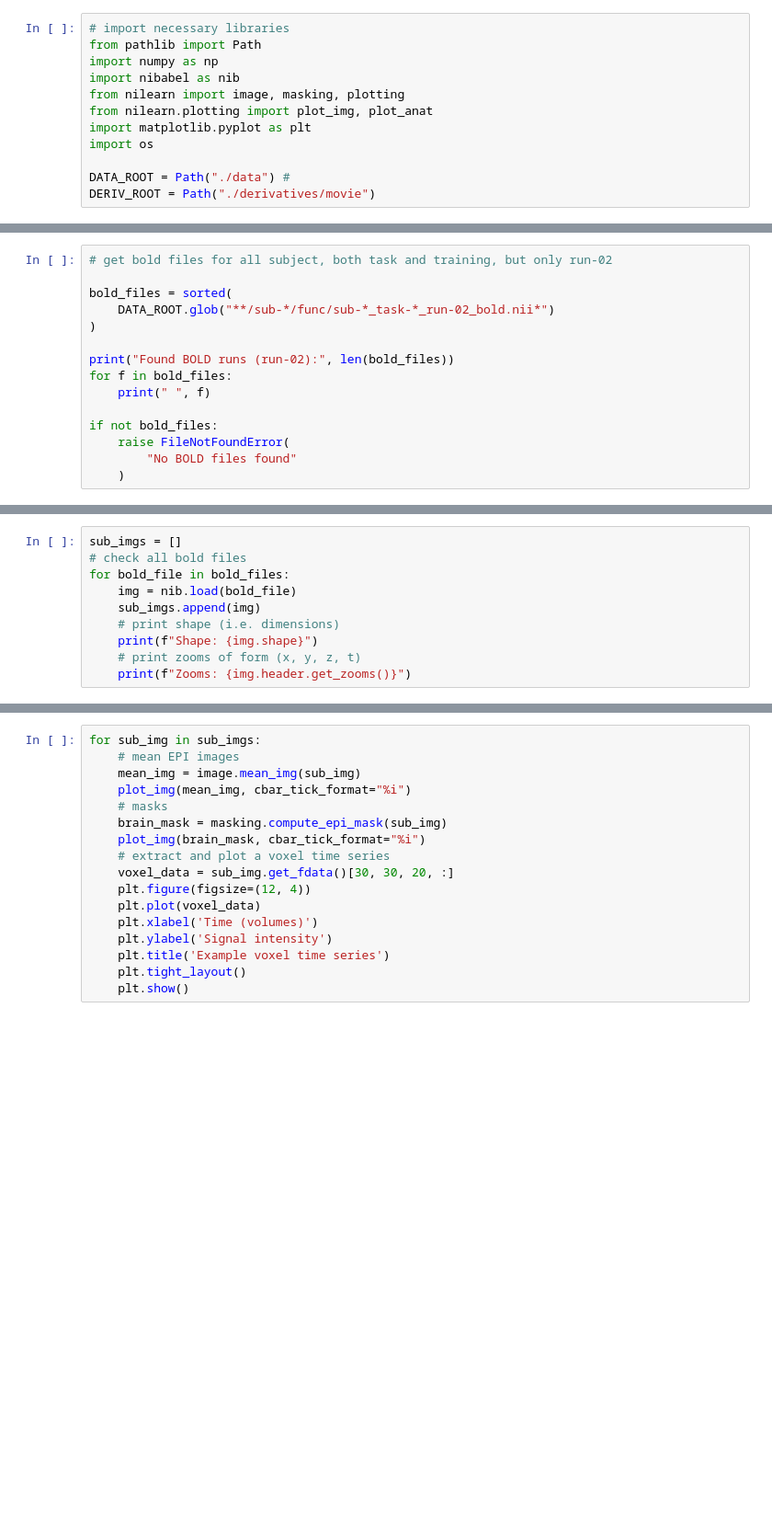
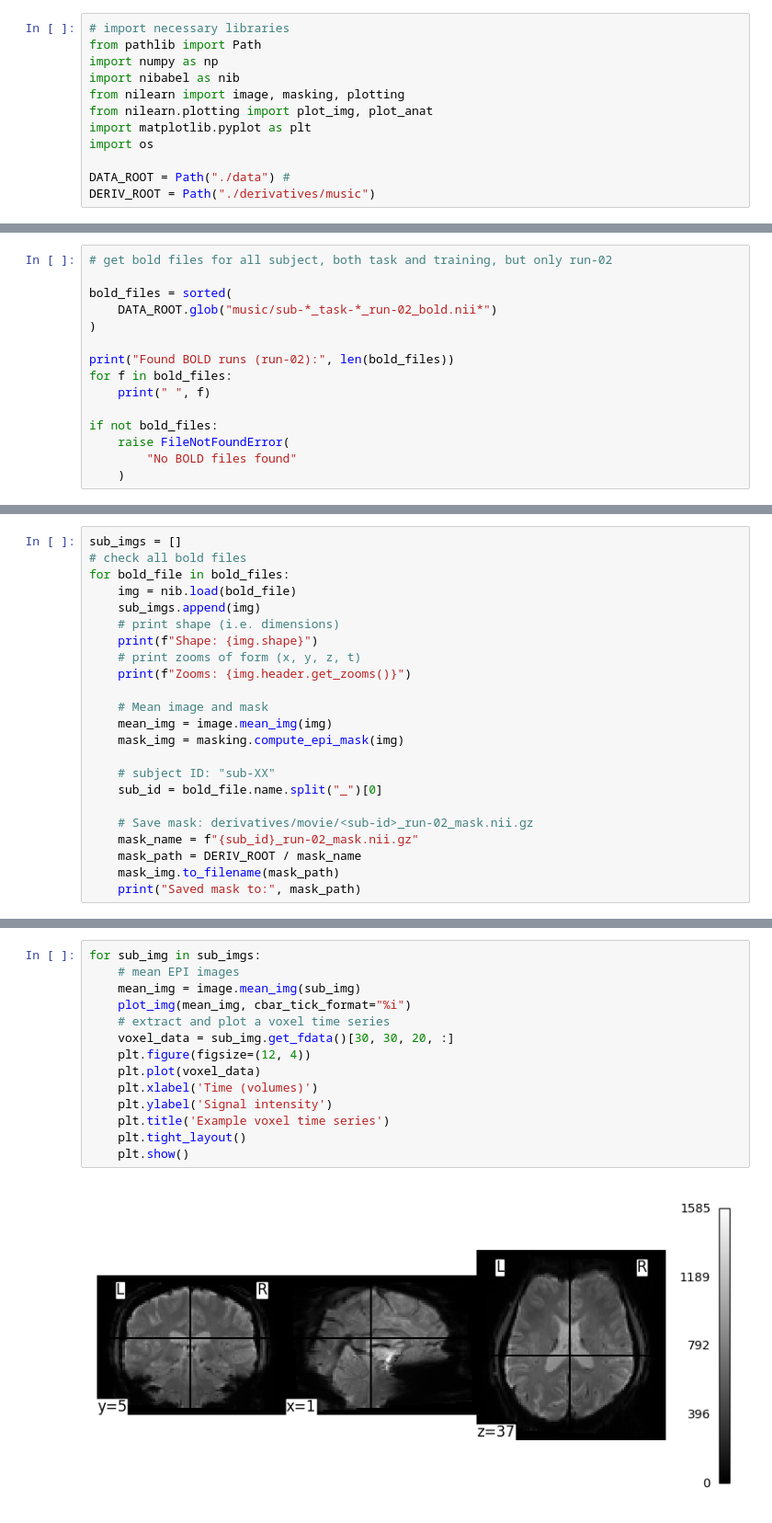
Before and after one commit to kranthi129-ou/nds-movie-music-fmri, a Jupyter notebook: Notebooks/music_01_qc.ipynb, the cells around one changed output, grey strips where cells are left out. Shown at 92% size. Saved outputs shown, nothing was run; the diff lists cells and outputs as text; blank space fills up the shorter version.

Commit message:
added masking

```diff
--- a/Notebooks/music_01_qc.ipynb
+++ b/Notebooks/music_01_qc.ipynb
@@ -22,4 +22,4 @@ import matplotlib.pyplot as plt
 import os
 
 DATA_ROOT = Path("./data") #
-DERIV_ROOT = Path("./derivatives/movie")
+DERIV_ROOT = Path("./derivatives/music")
@@ -32,7 +27,7 @@ DERIV_ROOT: derivatives\movie
 # get bold files for all subject, both task and training, but only run-02
 
 bold_files = sorted(
-    DATA_ROOT.glob("**/sub-*/func/sub-*_task-*_run-02_bold.nii*")
+    DATA_ROOT.glob("music/sub-*_task-*_run-02_bold.nii*")
 )
 
 print("Found BOLD runs (run-02):", len(bold_files))
@@ -66,4 +60,17 @@ for bold_file in bold_files:
     print(f"Shape: {img.shape}")
     # print zooms of form (x, y, z, t)
     print(f"Zooms: {img.header.get_zooms()}")
+
+    # Mean image and mask
+    mean_img = image.mean_img(img)
+    mask_img = masking.compute_epi_mask(img)
+
+    # subject ID: "sub-XX"
+    sub_id = bold_file.name.split("_")[0]
+
+    # Save mask: derivatives/movie/<sub-id>_run-02_mask.nii.gz
+    mask_name = f"{sub_id}_run-02_mask.nii.gz"
+    mask_path = DERIV_ROOT / mask_name
+    mask_img.to_filename(mask_path)
+    print("Saved mask to:", mask_path)
 # %% [output]
@@ -71,17 +96,16 @@ ImageFileError: Cannot work out file type of "data/sub-001/func/sub-001_task-Tes
 # %%
 for sub_img in sub_imgs:
     # mean EPI images
     mean_img = image.mean_img(sub_img)
     plot_img(mean_img, cbar_tick_format="%i")
-    # masks
-    brain_mask = masking.compute_epi_mask(sub_img)
-    plot_img(brain_mask, cbar_tick_format="%i")
     # extract and plot a voxel time series
     voxel_data = sub_img.get_fdata()[30, 30, 20, :]
     plt.figure(figsize=(12, 4))
     plt.plot(voxel_data)
     plt.xlabel('Time (volumes)')
     plt.ylabel('Signal intensity')
     plt.title('Example voxel time series')
     plt.tight_layout()
     plt.show()
+# %% [output]
+[figure, added]
```
Also changed, not shown: parts of 5 cells of this notebook.
